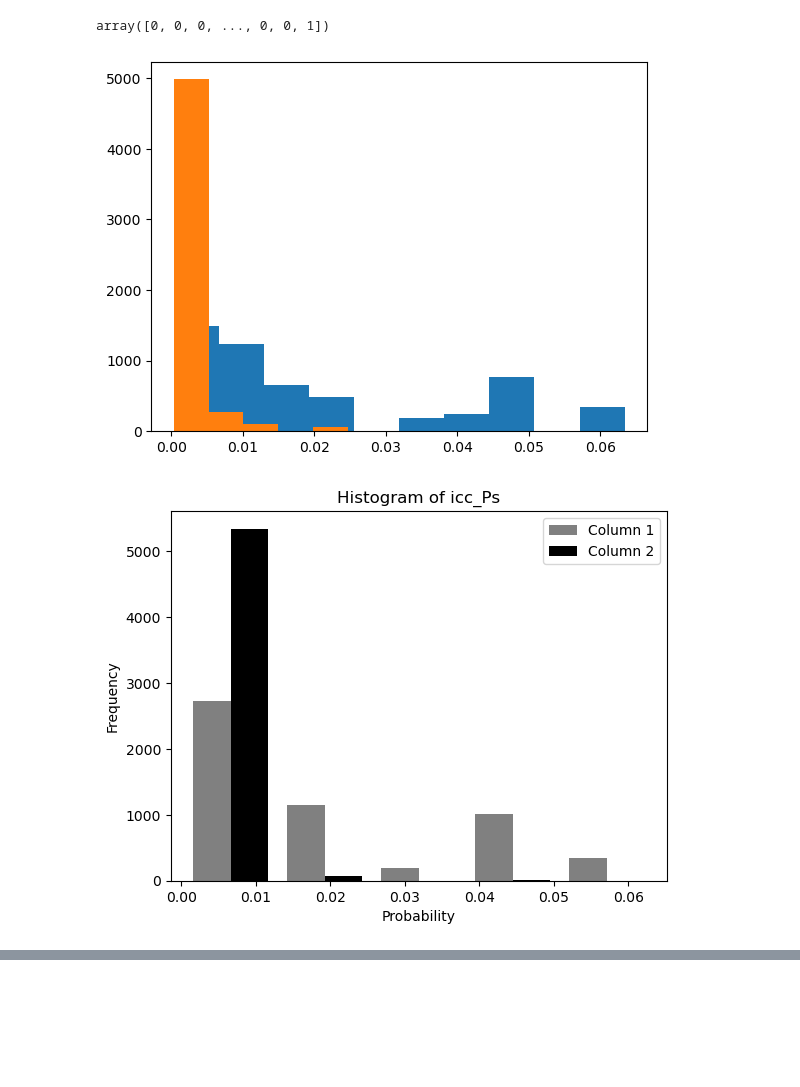
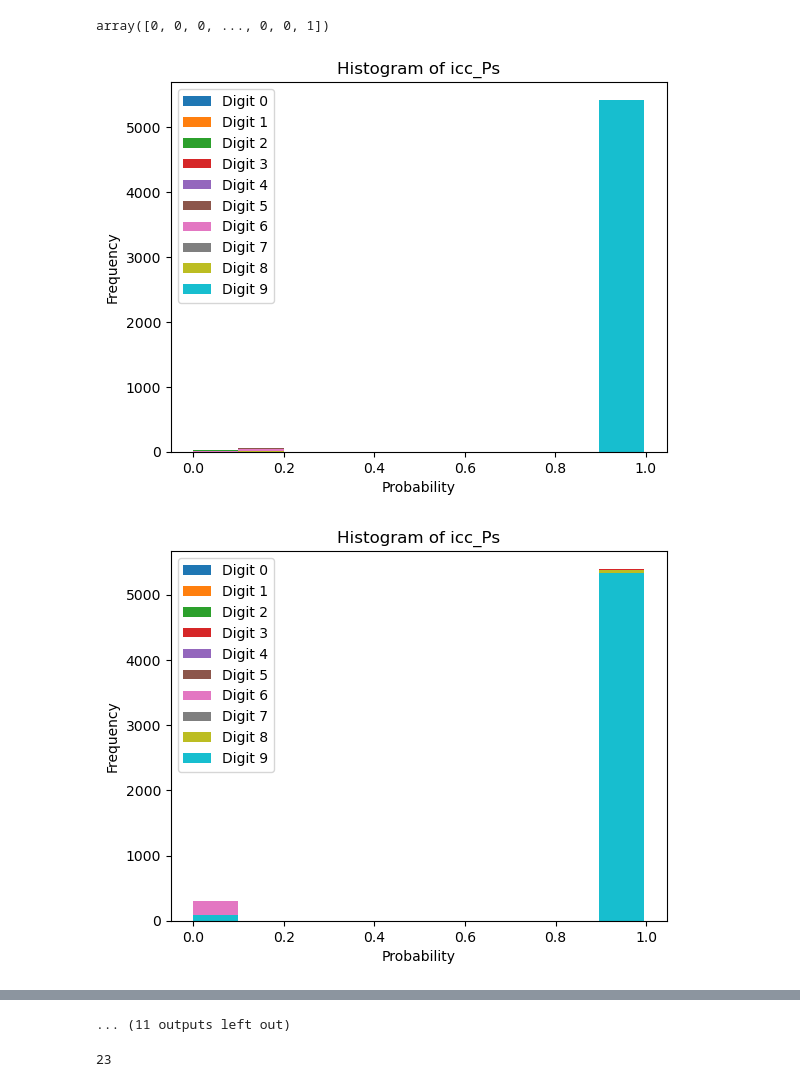
Before and after one commit to PaulHosek/MCM_classifier, a Jupyter notebook: Classifier_1/classifier/bin/reworking_clf.ipynb, the cells around one changed output, grey strips where cells are left out. Cells and saved outputs as stored; diff of their text form; code cells hidden in the pictures; blank space fills up the shorter version.

Commit message:
relevant icc: 2. plots work

```diff
--- a/Classifier_1/classifier/bin/reworking_clf.ipynb
+++ b/Classifier_1/classifier/bin/reworking_clf.ipynb
@@ -101,16 +101,17 @@ data_c3[:,0]
 array([0, 0, 0, ..., 0, 0, 1])
 # %%
 
-def generate_p_icc(data, P_single, n_variables,MCM,icc_idx):
+def generate_p_icc(data, P_MCM, n_variables,MCM,icc_idx):
     """Get probability distribution of single icc for some set of input images.
     E.g., what probabilities do we get for the first ICC in the MCM for the image of a 5
     if we show it data of a 3.
     ==> How good does this ICC differentiate between classes?
+    P_MCM: is the probability distribution for the selected MCM
     """
 
     icc_Ps = np.zeros(len(data))
     for k, img in enumerate(data):
         idx = [i for i in range(n_variables) if MCM[icc_idx][i] == "1"]
         sm = int("".join([str(s) for s in img[idx]]), 2)
-        icc_Ps[k] = P_single[icc_idx][sm]
+        icc_Ps[k] = P_MCM[icc_idx][sm]
     return icc_Ps
@@ -131,18 +118,35 @@ for j, MCM in enumerate(all_MCM):
-# %%
-plt.hist(icc_Ps[:,0])
-plt.hist(icc_Ps[:,1])
-plt.show()
-# %% [output]
-[figure, removed]
 # %%
-import matplotlib.pyplot as plt
-
-
-plt.hist(icc_Ps, bins=5, color=['grey', 'black'], label=['Column 1', 'Column 2'])
-plt.xlabel('Probability')
-plt.ylabel('Frequency')
-plt.title('Histogram of icc_Ps')
-plt.legend()
-plt.show()
+def plot_histogram(icc_Ps, columns):
+    plt.figure()
+    for i in columns:
+        plt.hist(icc_Ps[:, i])
+    plt.xlabel('Probability')
+    plt.ylabel('Frequency')
+    plt.title('Histogram of icc_Ps')
+    plt.legend([f'Digit {i}' for i in columns])
+    plt.show()
-# %% [output]
-[figure, removed]
+# %%
+# get probability distribution for single ICC for all categories
+
+from re import A
+
+
+all_MCM = classifier.get_MCMs()
+P =  classifier.get_P()
+
+model_nr = 3
+
+MCM = all_MCM[model_nr]
+P_MCM = P[model_nr]
+for icc_idx in range(len(MCM)):
+    icc_Ps = np.zeros((len(data_c3),10)) # all samples same size
+    # for different images, get the PDF of that one ICC fitted to one image
+    for cat_idx in range(10):
+        data = load_data(os.path.join(data_path, data_filename_format.format(cat_idx)))
+        icc_Ps[:,cat_idx] = generate_p_icc(data,P_MCM,n_variables,MCM,icc_idx)
+
+    columns_to_plot = range(10)
+    plot_histogram(icc_Ps, columns_to_plot)
+# %% [output]
+[figure, added]
+[figure, added]
@@ -148,0 +163,5 @@ plt.show()
+... (11 outputs left out)
+# %%
+len(MCM)
+# %% [output]
+23
```
Also changed, not shown: parts of 3 cells of this notebook.
